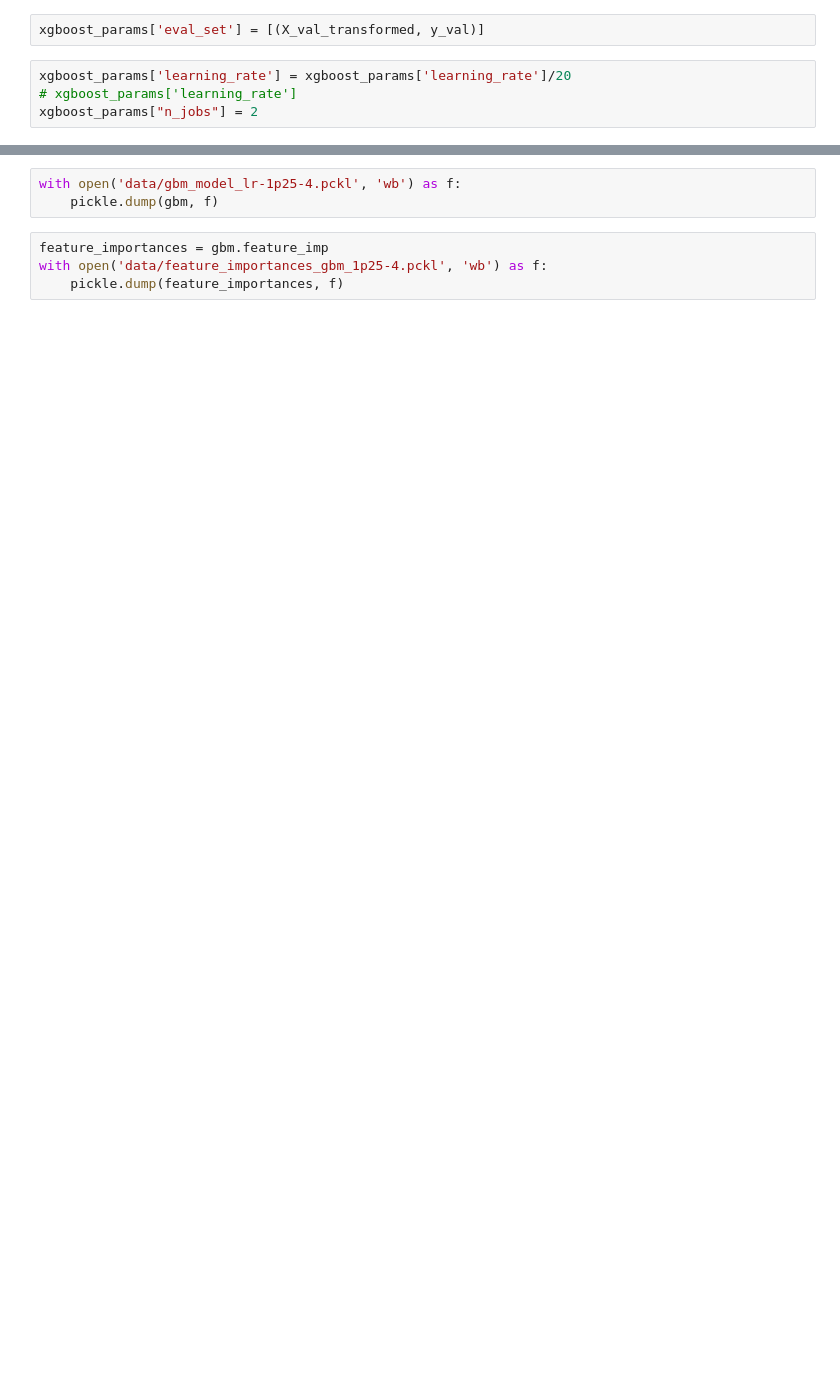
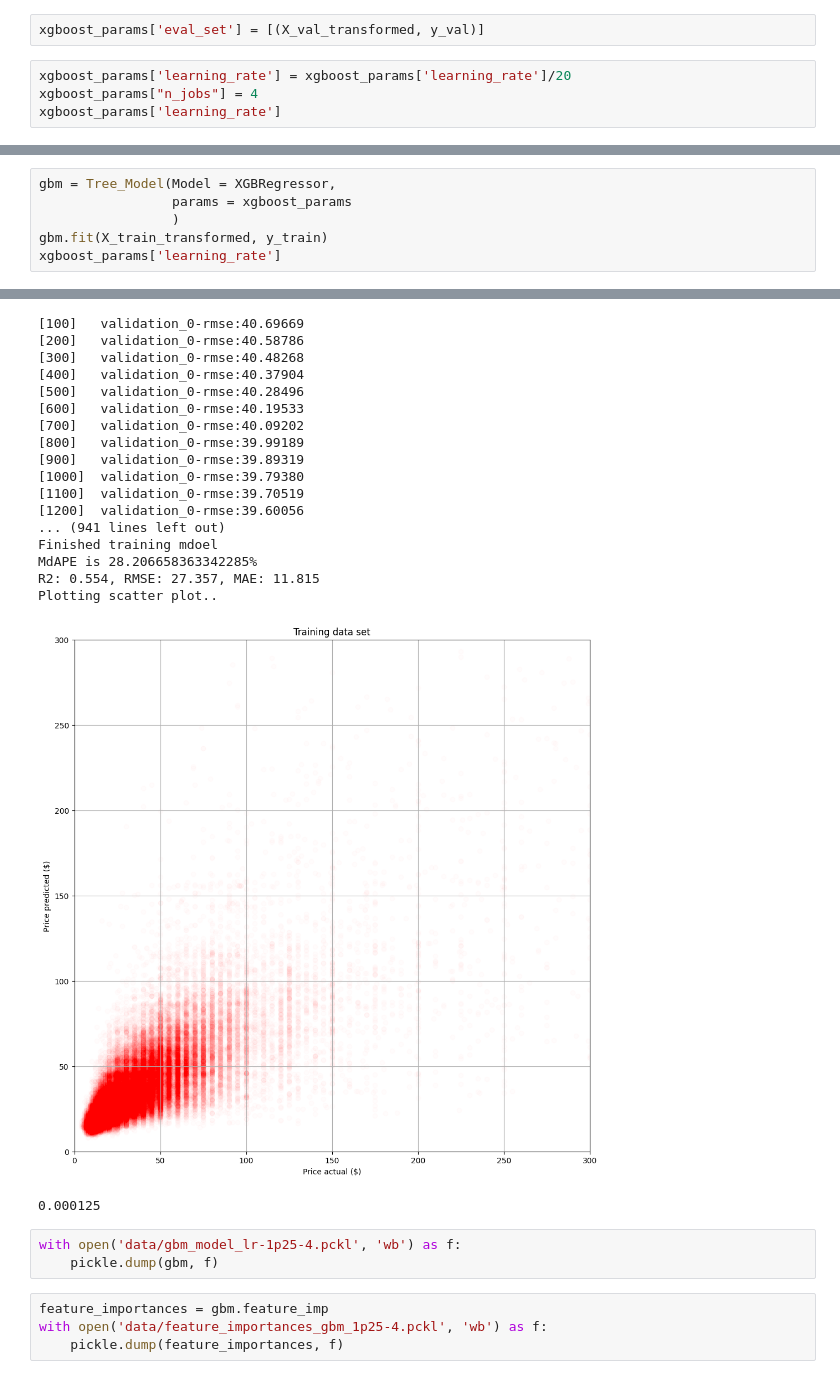
Before and after one commit to williamtong/wine_review_model, a Jupyter notebook: wine_libraries/notebooks/gbm.ipynb, the cells around one changed output, grey strips where cells are left out. Cells and saved outputs as stored; diff of their text form; blank space fills up the shorter version.

```diff
--- a/wine_libraries/notebooks/gbm.ipynb
+++ b/wine_libraries/notebooks/gbm.ipynb
@@ -43,5 +47,5 @@ with gzip.open('data/gzipy_holdout.pckl', 'rb') as f:
 xgboost_params['eval_set'] = [(X_val_transformed, y_val)]
 # %%
 xgboost_params['learning_rate'] = xgboost_params['learning_rate']/20
-# xgboost_params['learning_rate']
-xgboost_params["n_jobs"] = 2
+xgboost_params["n_jobs"] = 4
+xgboost_params['learning_rate']
@@ -95,0 +54,7 @@ XGBRegressor(base_score=None, booster=None, callbacks=None,
+# %%
+gbm = Tree_Model(Model = XGBRegressor,
+                 params = xgboost_params
+                 )
+gbm.fit(X_train_transformed, y_train)
+xgboost_params['learning_rate']
+# %% [output]
@@ -96,3 +71,22 @@ XGBRegressor(base_score=None, booster=None, callbacks=None,
+[100]   validation_0-rmse:40.69669
+[200]   validation_0-rmse:40.58786
+[300]   validation_0-rmse:40.48268
+[400]   validation_0-rmse:40.37904
+[500]   validation_0-rmse:40.28496
+[600]   validation_0-rmse:40.19533
+[700]   validation_0-rmse:40.09202
+[800]   validation_0-rmse:39.99189
+[900]   validation_0-rmse:39.89319
+[1000]  validation_0-rmse:39.79380
+[1100]  validation_0-rmse:39.70519
+[1200]  validation_0-rmse:39.60056
+... (941 lines left out)
+Finished training mdoel
+MdAPE is 28.206658363342285%
+R2: 0.554, RMSE: 27.357, MAE: 11.815
+Plotting scatter plot..
+[figure, added]
+0.000125
 # %%
 with open('data/gbm_model_lr-1p25-4.pckl', 'wb') as f:
     pickle.dump(gbm, f)
```
Also changed, not shown: parts of 8 cells of this notebook, 1 other file.
